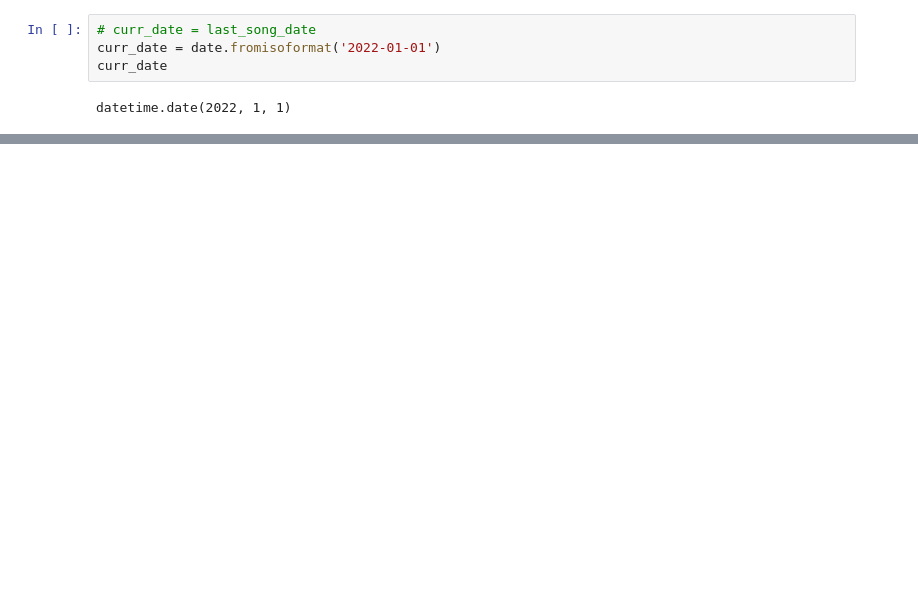
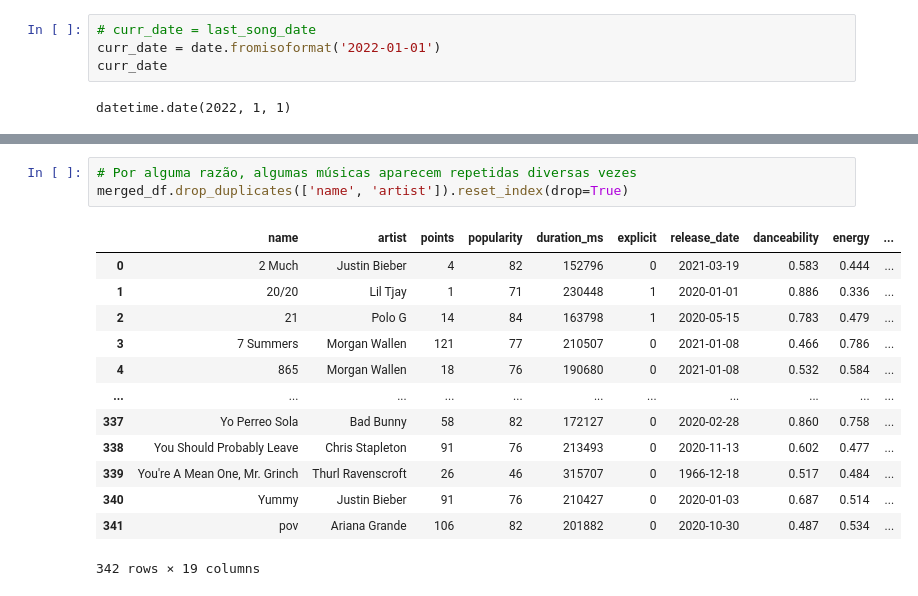
Before and after one commit to xRiku/gp-ufes, a Jupyter notebook: billboard_x_spotify.ipynb, the cells around one changed output, grey strips where cells are left out. Drawn from its saved outputs; the diff is of its cells as text; blank space fills up the shorter version.

```diff
--- a/billboard_x_spotify.ipynb
+++ b/billboard_x_spotify.ipynb
@@ -293,0 +296,17 @@ merged_df.drop(columns=['id', 'artists', 'id_artists']).drop_duplicates(['name',
+# %%
+# Por alguma razão, algumas músicas aparecem repetidas diversas vezes
+merged_df.drop_duplicates(['name', 'artist']).reset_index(drop=True)
+# %% [output]
+|  | name | artist | points | popularity | duration_ms | explicit | release_date | danceability | energy | ... |
+| 0 | 2 Much | Justin Bieber | 4 | 82 | 152796 | 0 | 2021-03-19 | 0.583 | 0.444 | ... |
+| 1 | 20/20 | Lil Tjay | 1 | 71 | 230448 | 1 | 2020-01-01 | 0.886 | 0.336 | ... |
+| 2 | 21 | Polo G | 14 | 84 | 163798 | 1 | 2020-05-15 | 0.783 | 0.479 | ... |
+| 3 | 7 Summers | Morgan Wallen | 121 | 77 | 210507 | 0 | 2021-01-08 | 0.466 | 0.786 | ... |
+| 4 | 865 | Morgan Wallen | 18 | 76 | 190680 | 0 | 2021-01-08 | 0.532 | 0.584 | ... |
+| ... | ... | ... | ... | ... | ... | ... | ... | ... | ... | ... |
+| 337 | Yo Perreo Sola | Bad Bunny | 58 | 82 | 172127 | 0 | 2020-02-28 | 0.860 | 0.758 | ... |
+| 338 | You Should Probably Leave | Chris Stapleton | 91 | 76 | 213493 | 0 | 2020-11-13 | 0.602 | 0.477 | ... |
+| 339 | You're A Mean One, Mr. Grinch | Thurl Ravenscroft | 26 | 46 | 315707 | 0 | 1966-12-18 | 0.517 | 0.484 | ... |
+| 340 | Yummy | Justin Bieber | 91 | 76 | 210427 | 0 | 2020-01-03 | 0.687 | 0.514 | ... |
+| 341 | pov | Ariana Grande | 106 | 82 | 201882 | 0 | 2020-10-30 | 0.487 | 0.534 | ... |
+342 rows × 19 columns
```
Also changed, not shown: parts of 15 cells of this notebook.
